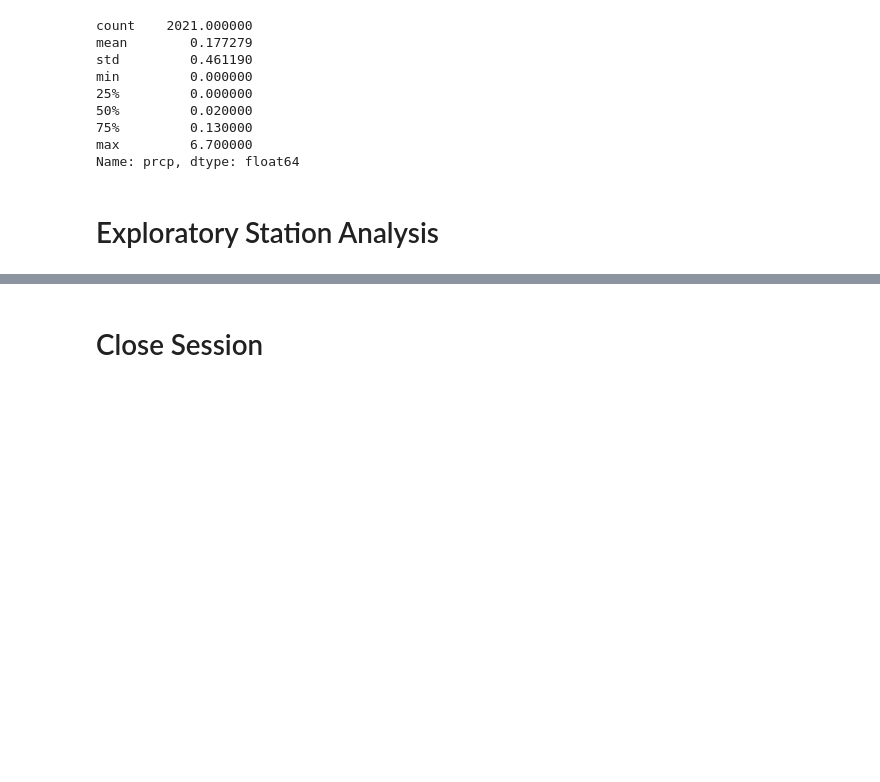
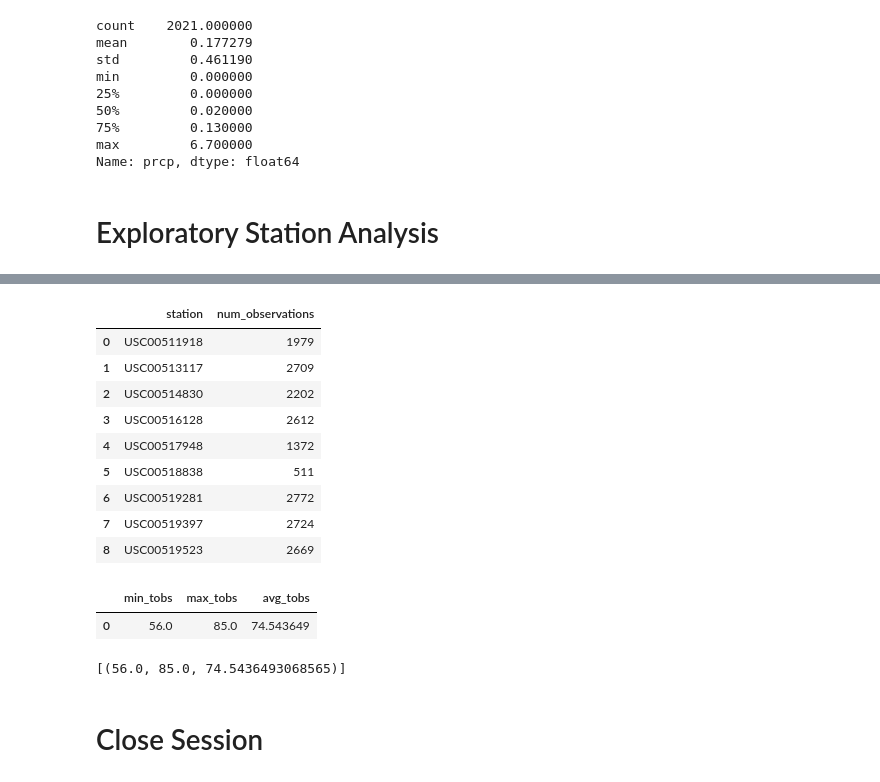
Before and after one commit to cvbell624/Advanced-SQL, a Jupyter notebook: climate_starter.ipynb, the cells around one changed output, grey strips where cells are left out. Saved outputs shown, nothing was run; the diff lists cells and outputs as text; code cells hidden in the pictures; blank space fills up the shorter version.

```diff
--- a/climate_starter.ipynb
+++ b/climate_starter.ipynb
@@ -191,5 +223,42 @@ Name: prcp, dtype: float64
+# %%
+#ORM
+rows = session.query(
+    Measurement.station,
+    func.count(Measurement.id).label('num_observations')
+).group_by(Measurement.station).all()
+df2a = pd.DataFrame(rows)
+df2a.head(10)
+# %% [output]
+|  | station | num_observations |
+| 0 | USC00511918 | 1979 |
+| 1 | USC00513117 | 2709 |
+| 2 | USC00514830 | 2202 |
+| 3 | USC00516128 | 2612 |
+| 4 | USC00517948 | 1372 |
+| 5 | USC00518838 | 511 |
+| 6 | USC00519281 | 2772 |
+| 7 | USC00519397 | 2724 |
+| 8 | USC00519523 | 2669 |
 # %%
 # Using the most active station id from the previous query, calculate the lowest, highest, and average temperature.
+#Raw SQL
+query = text("""SELECT
+                    min(tobs) as min_tobs,
+                    max(tobs) as max_tobs,
+                    avg(tobs) as avg_tobs
+                FROM
+                    measurement
+                WHERE
+                    station = 'USC00519523';""")
+df3 = pd.read_sql(query, con=conn)
+df3.head(10)
+# %% [output]
+|  | min_tobs | max_tobs | avg_tobs |
+| 0 | 56.0 | 85.0 | 74.543649 |
+# %%
+session.query(func.min(Measurement.tobs), func.max(Measurement.tobs), func.avg(Measurement.tobs)).filter(Measurement.station =='USC00519523').all()
+# %% [output]
+[(56.0, 85.0, 74.5436493068565)]
 # %%
 # Using the most active station id
 # Query the last 12 months of temperature observation data for this station and plot the results as a histogram
```
Also changed, not shown: parts of 4 cells of this notebook.
